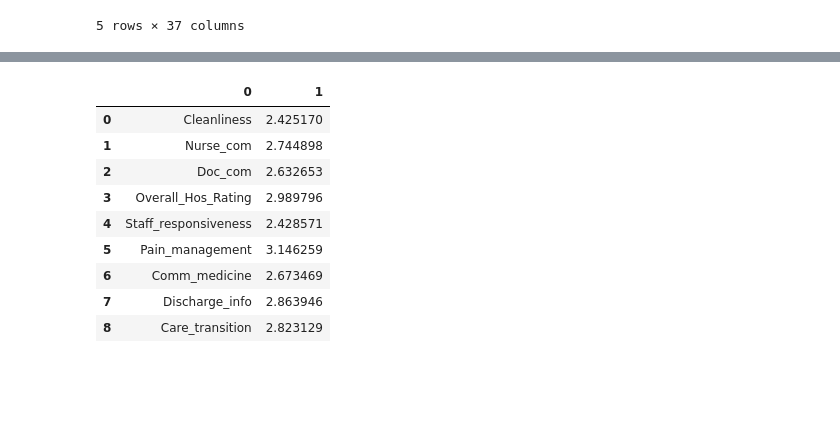
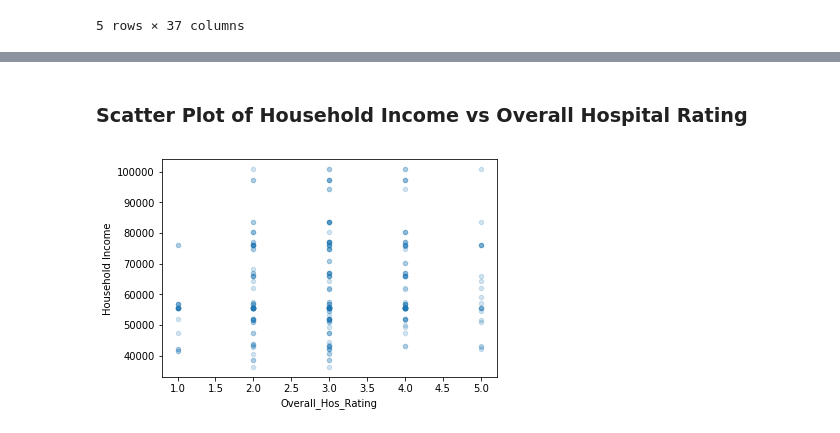
Before and after one commit to jLynnePhillips/Data_Bootcamp_Project1, a Jupyter notebook: HCAHPS_Data_Analysis.ipynb, the cells around one changed output, grey strips where cells are left out. Drawn from its saved outputs; the diff is of its cells as text; code cells hidden in the pictures; blank space fills up the shorter version.

```diff
--- a/HCAHPS_Data_Analysis.ipynb
+++ b/HCAHPS_Data_Analysis.ipynb
@@ -29,26 +25,8 @@ plt.show()
-# %%
-mean_scores = {}
-mean_scores['Cleanliness']=merged_pd['Cleanliness'].mean()
-mean_scores['Nurse_com']=merged_pd['Nurse_com'].mean()
-mean_scores['Doc_com'] = merged_pd['Doc_com'].mean()
-mean_scores['Overall_Hos_Rating'] =merged_pd['Overall_Hos_Rating'].mean()
-mean_scores['Staff_responsiveness']=merged_pd['Staff_responsiveness'].mean()
-mean_scores['Pain_management']=merged_pd['Pain_management'].mean()
-mean_scores['Comm_medicine']=merged_pd['Comm_medicine'].mean()
-mean_scores['Discharge_info']=merged_pd['Discharge_info'].mean()
-mean_scores['Care_transition']=merged_pd['Care_transition'].mean()
-#mean_scores['Quietness']=merged_pd['Quietness'].mean()
-#mean_scores['']
-mean_scores_pd = pd.DataFrame(list(mean_scores.items()))
-mean_scores_pd
-# %% [output]
-|  | 0 | 1 |
-| 0 | Cleanliness | 2.425170 |
-| 1 | Nurse_com | 2.744898 |
-| 2 | Doc_com | 2.632653 |
-| 3 | Overall_Hos_Rating | 2.989796 |
-| 4 | Staff_responsiveness | 2.428571 |
-| 5 | Pain_management | 3.146259 |
-| 6 | Comm_medicine | 2.673469 |
-| 7 | Discharge_info | 2.863946 |
-| 8 | Care_transition | 2.823129 |
+# %% [markdown]
+### Scatter Plot of Household Income vs Overall Hospital Rating
+# %%
+merged_pd.plot.scatter('Overall_Hos_Rating','Household Income',alpha=.2)
+plt.savefig("Ratings_Income_ScatterPlot.png")
+plt.show()
+# %% [output]
+[figure, added]
```
Also changed, not shown: parts of 14 cells of this notebook.
